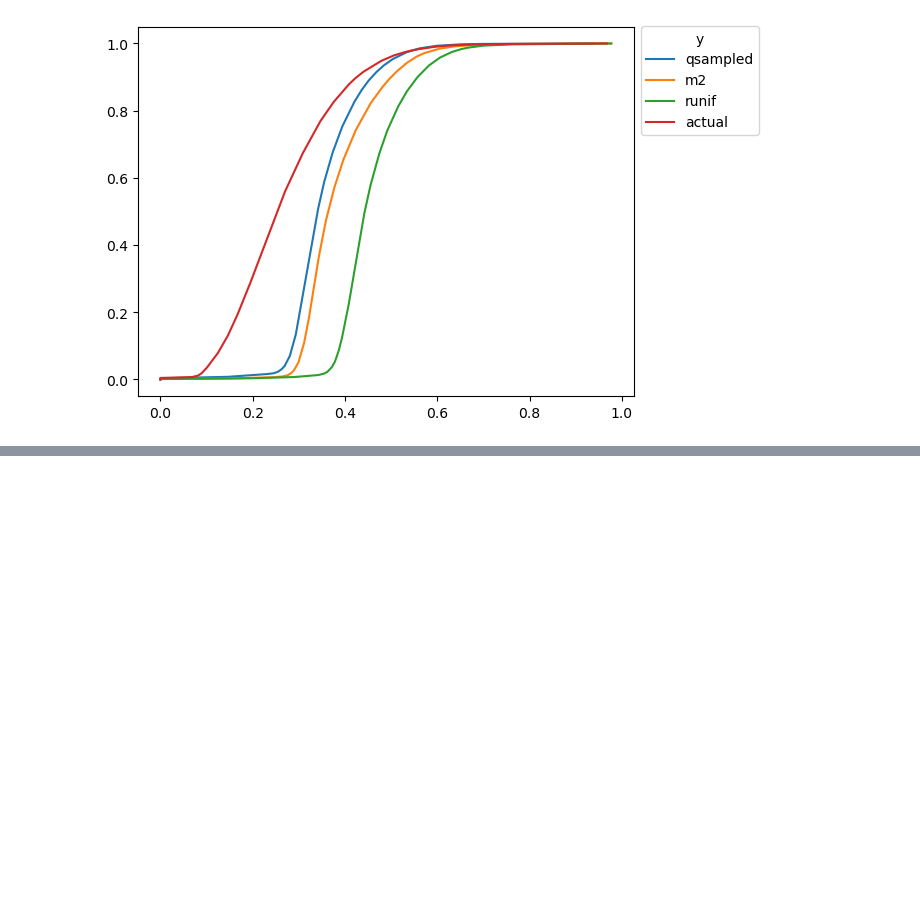
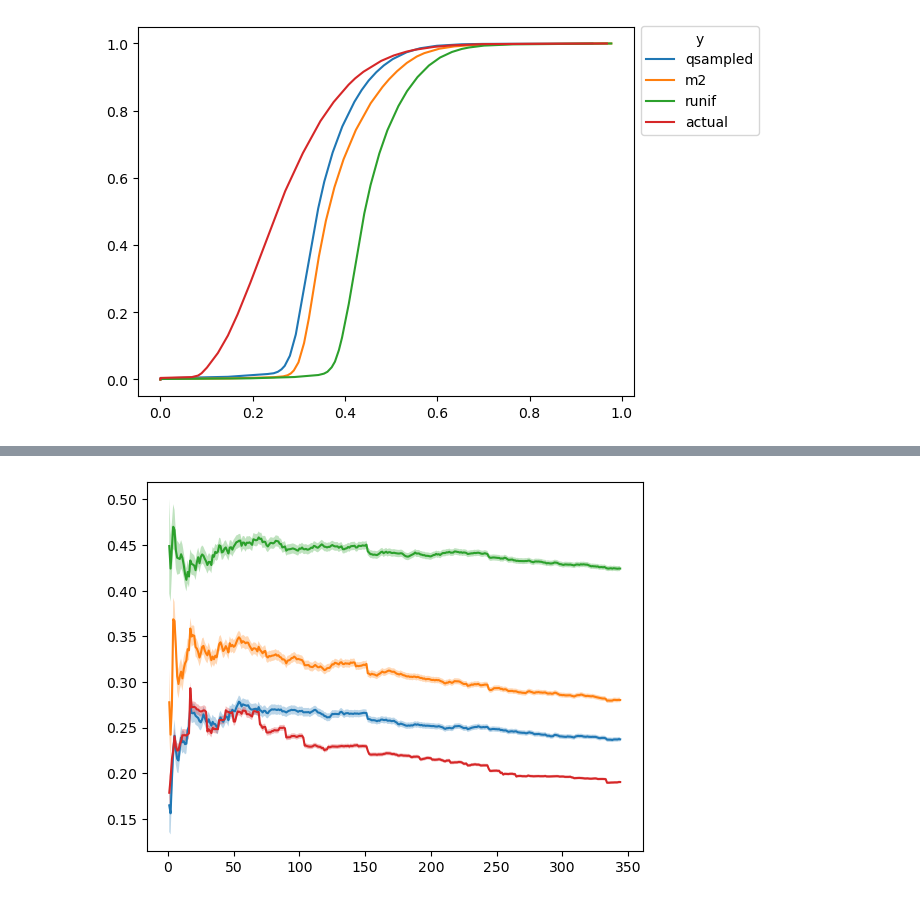
Before and after one commit to zeroknowledgediscovery/truthnet, a Jupyter notebook: notebooks/suspect-distributions.ipynb, the cells around one changed output, grey strips where cells are left out. Drawn from its saved outputs; the diff is of its cells as text; code cells hidden in the pictures; blank space fills up the shorter version.

```diff
--- a/notebooks/suspect-distributions.ipynb
+++ b/notebooks/suspect-distributions.ipynb
@@ -626,0 +652,15 @@ tpl.save(
+# %%
+for i in tqdm(range(2)):
+    disson = pd.read_pickle(
+        f"disson_global/disson_global_qmra_random_order_disson_{i}.pkl"
+    )
+
+    [
+        _diss_dataset(
+            disson, questions, groups=["qsampled", "m2", "runif", "actual"]
+        ).to_csv(
+            f"disson_global/csv/{i}/disson_qmra_global_random_order_{i}-questions_asked_{questions}.csv",
+            index=False,
+        )
+        for questions in range(1, 345)
+    ]
@@ -626,0 +719,16 @@ tpl.save(
+# %%
+res_gdf = list()
+conf = 0.95
+for questions in tqdm(range(1, 345)):
+    for group in ["qsampled", "runif", "m2", "actual"]:
+        dfgq = dffgm.query("questions==@questions & y==@group")
+        mean = dfgq["value"].mean()
+        var = dfgq["value"].var()
+        ci = sms.DescrStatsW(dfgq["value"]).tconfint_mean(alpha=1 - conf)
+        res_gdf.append([group, questions, mean, var, ci[0], ci[1]])
+
+res_gdf = pd.DataFrame(
+    res_gdf, columns=["variable", "questions", "mean", "var", "lower", "upper"]
+)
+
+res_gdf
@@ -626,0 +749,7 @@ tpl.save(
+# %%
+for v in ["qsampled", "m2", "runif", "actual"]:
+    df = res_gdf.query("variable==@v")
+    plt.plot(df["questions"], df["mean"])
+    plt.fill_between(df["questions"], df["lower"], df["upper"], alpha=0.3)
+# %% [output]
+[figure, added]
```
Also changed, not shown: parts of 7 cells of this notebook, 2 other files.
